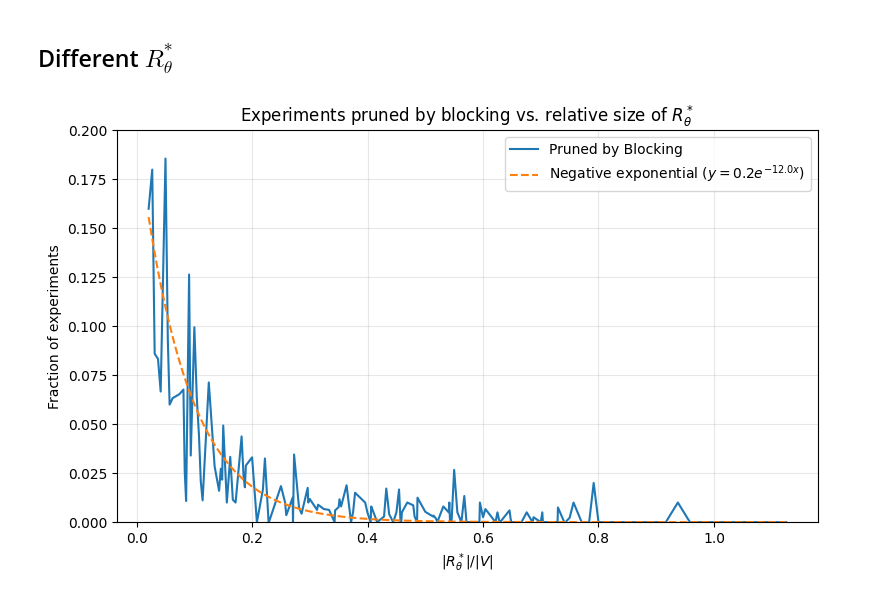
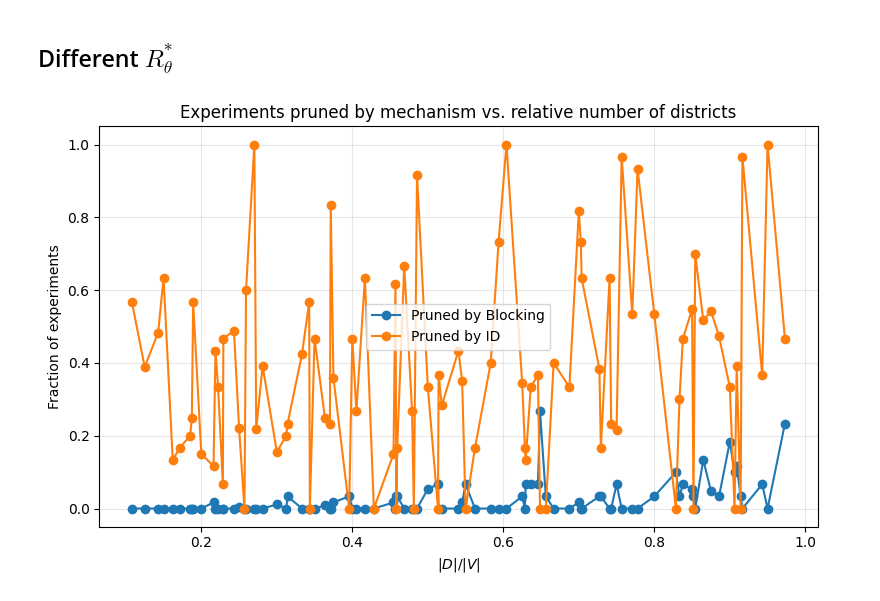
Before and after one commit to tmaringgele/optimal-experiments-for-partial-ID, a Jupyter notebook: evaluation.ipynb, the cells around one changed output. Cells and saved outputs as stored; diff of their text form; code cells hidden in the pictures.

Commit message:
analyze number of districts

```diff
--- a/evaluation.ipynb
+++ b/evaluation.ipynb
@@ -191,8 +243,8 @@ plot_df = (
 )
 
 plt.figure(figsize=(8, 5))
-# plt.plot(plot_df["r_star_frac"], plot_df["fraction_id"], marker="o", label="Identifiable")
 plt.plot(plot_df["r_star_frac"], plot_df["fraction_blocked"], label="Pruned by Blocking")
+plt.plot(plot_df["r_star_frac"], plot_df["fraction_id"], label="Pruned by ID")
 
 # Negative exponential curve: y = a * exp(-b x)
 x_exp = np.linspace(plot_df["r_star_frac"].min(), plot_df["r_star_frac"].max(), 300)
@@ -208,5 +260,28 @@ plt.grid(alpha=0.3)
 plt.legend()
 plt.tight_layout()
 plt.show()
-# %% [output]
-[figure, removed]
+# %%
+plot_df = (
+    df.assign(
+        districts_frac=df["n_districts"] / df["n_vars"],
+        fraction_id=df["id_pruned"] / df["n_experiments"],
+        fraction_blocked=df["blocked_pruned"] / df["n_experiments"],
+    )
+    .groupby("districts_frac", as_index=False)[["fraction_id", "fraction_blocked"]]
+    .mean()
+    .sort_values("districts_frac")
+)
+
+plt.figure(figsize=(8, 5))
+plt.plot(plot_df["districts_frac"], plot_df["fraction_blocked"], marker="o", label="Pruned by Blocking")
+plt.plot(plot_df["districts_frac"], plot_df["fraction_id"], marker="o", label="Pruned by ID")
+
+plt.xlabel(r"$|D|/|V|$")
+plt.ylabel("Fraction of experiments")
+plt.title("Experiments pruned by mechanism vs. relative number of districts")
+plt.grid(alpha=0.3)
+plt.legend()
+plt.tight_layout()
+plt.show()
+# %% [output]
+[figure, added]
```
Also changed, not shown: parts of 9 cells of this notebook, 3 other files.
